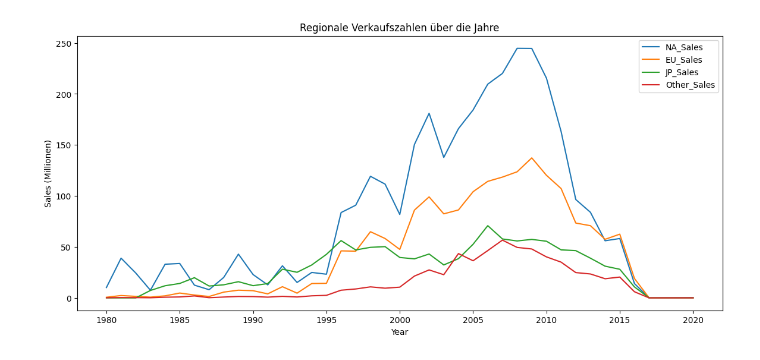
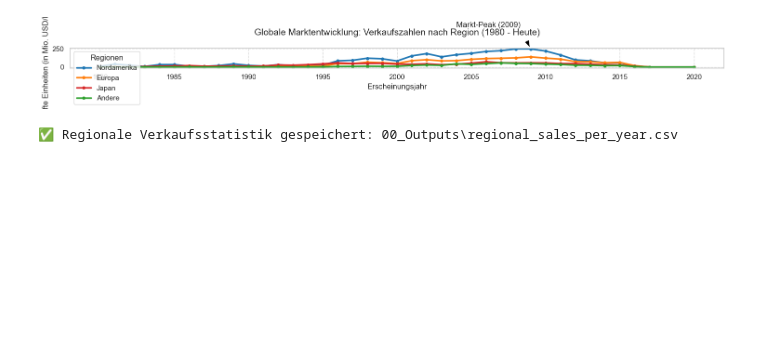
Before and after one commit to CypherTyphoon/Portfolio_Insights, a Jupyter notebook: 00_cleaned_globale_sales.ipynb, the cells around one changed output. Drawn from its saved outputs; the diff is of its cells as text; code cells hidden in the pictures; blank space fills up the shorter version.

```diff
--- a/00_cleaned_globale_sales.ipynb
+++ b/00_cleaned_globale_sales.ipynb
@@ -248,11 +417,57 @@ fig.show()
 # %%
-#Regionsales at Years
-region_year = data.groupby("Year")[["NA_Sales","EU_Sales","JP_Sales","Other_Sales"]].sum()
+# Pfade für die Verkaufsanalyse
+SALES_TREND_PLOT = os.path.join("00_Outputs", "regional_sales_trends.png")
+SALES_STATS_CSV = os.path.join("00_Outputs", "regional_sales_per_year.csv")
 
-region_year.plot(figsize=(14,6))
-plt.title("Regionale Verkaufszahlen über die Jahre")
-plt.ylabel("Sales (Millionen)")
-plt.show()
+# 1. Daten aggregieren
+# Wir nutzen unser bereinigtes 'df' (mit den imputierten Jahren!)
+sales_columns = ["NA_Sales", "EU_Sales", "JP_Sales", "Other_Sales"]
+
+if all(col in df.columns for col in sales_columns + ["Year"]):
+    region_year = df.groupby("Year")[sales_columns].sum()
+
+    # Export der aggregierten Daten als CSV
+    region_year.to_csv(SALES_STATS_CSV)
+
+    # 2. Visualisierung (Professionalisierung des Plots)
+    plt.figure(figsize=(15, 8))
+
+    # Wir nutzen eine Stacked-Area-Plot Logik (optional, aber sehr aussagekräftig)
+    # Oder wir bleiben bei Linien, machen sie aber dicker und schöner:
+    colors = ['#1f77b4', '#ff7f0e', '#d62728', '#2ca02c'] # Blau (NA), Orange (EU), Rot (JP), Grün (Other)
+
+    region_year.plot(kind='line',
+                     figsize=(15, 7),
+                     linewidth=2.5,
+                     marker='o',
+                     markersize=4,
+                     color=colors,
+                     ax=plt.gca()) # Nutzt die aktuelle Achse
+
+    # 3. Styling & Beschriftung
+    plt.title("Globale Marktentwicklung: Verkaufszahlen nach Region (1980 - Heute)", fontsize=14, pad=20)
+    plt.ylabel("Verkaufte Einheiten (in Mio. USD/Einheiten)", fontsize=12)
+    plt.xlabel("Erscheinungsjahr", fontsize=12)
+    plt.grid(True, linestyle='--', alpha=0.6)
+    plt.legend(title="Regionen", labels=["Nordamerika", "Europa", "Japan", "Andere"], loc='upper left')
+
+    # Fokus-Highlight: Den Peak des Marktes markieren
+    total_sales_per_year = region_year.sum(axis=1)
+    peak_year = total_sales_per_year.idxmax()
+    peak_value = total_sales_per_year.max()
+
+    plt.annotate(f'Markt-Peak ({int(peak_year)})',
+                 xy=(peak_year, region_year.loc[peak_year].max()),
+                 xytext=(peak_year-5, peak_value+50),
+                 arrowprops=dict(facecolor='black', shrink=0.05, width=1, headwidth=8))
+
+    # Speichern
+    plt.tight_layout()
+    plt.savefig(SALES_TREND_PLOT, dpi=300)
+    plt.show()
+
+    print(f"✅ Regionale Verkaufsstatistik gespeichert: {SALES_STATS_CSV}")
 # %% [output]
-[figure, old version]
+[figure, new version]
+✅ Regionale Verkaufsstatistik gespeichert: 00_Outputs\regional_sales_per_year.csv
 # %%
```
Also changed, not shown: parts of 29 cells of this notebook, 29 other files.
